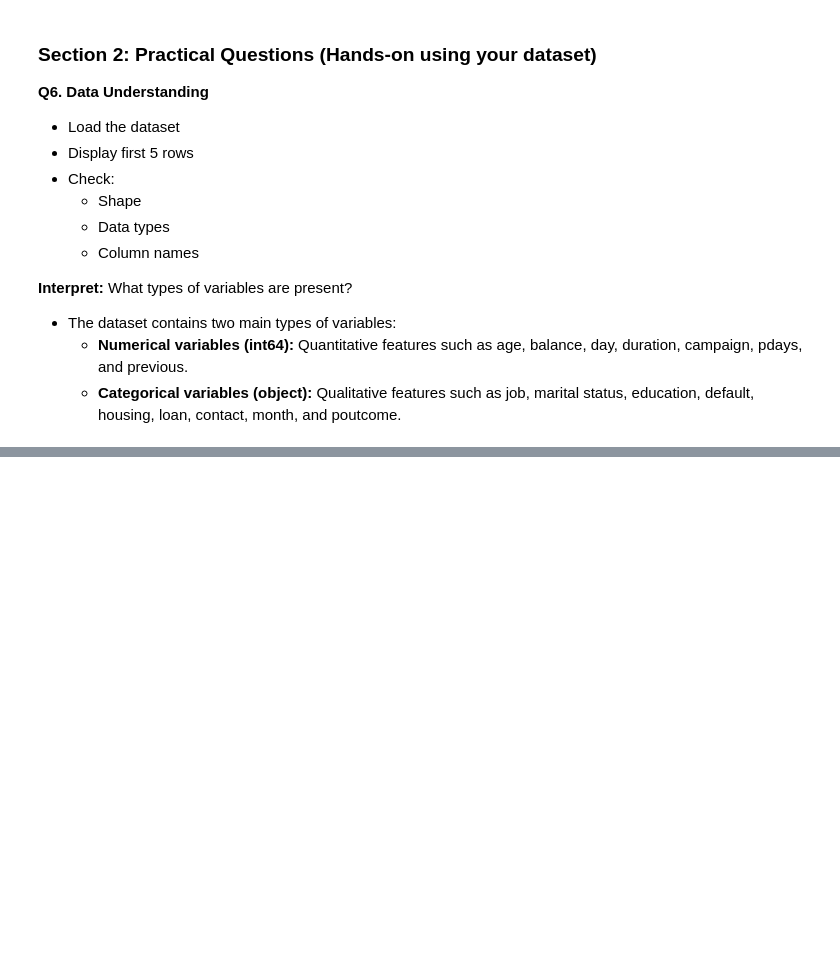
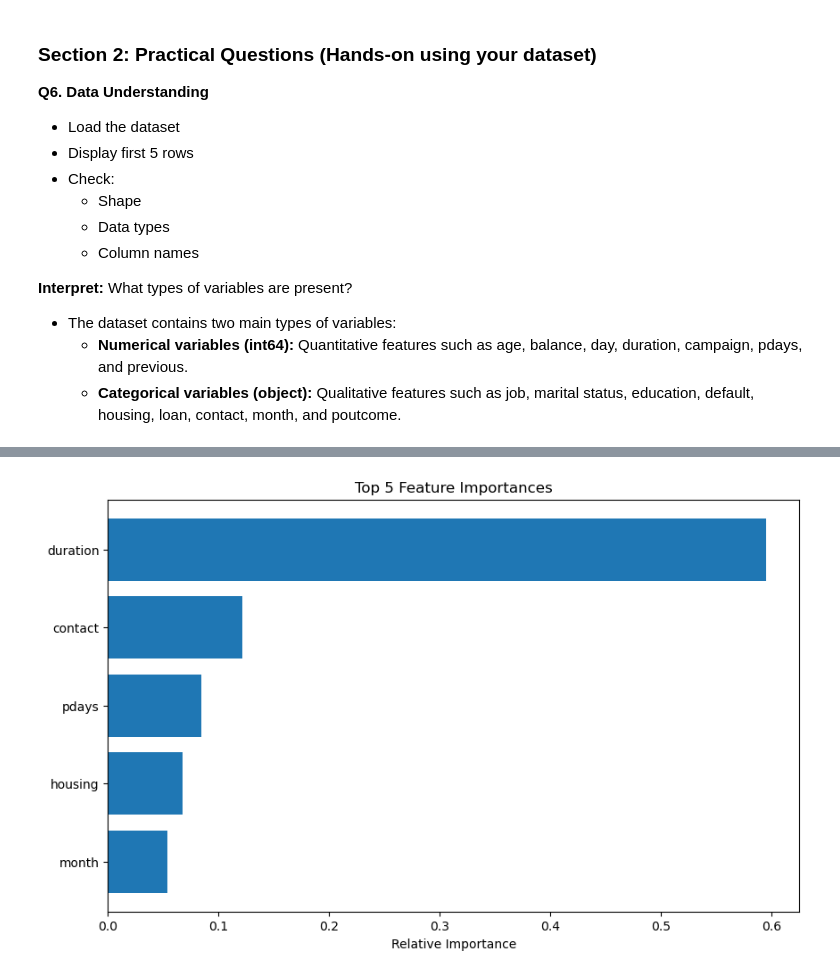
Before and after one commit to ankitmishra42/PW-skills-Python-assignments, a Jupyter notebook: ML Assignments/Assignment 3/Decision Tree.ipynb, the cells around one changed output, grey strips where cells are left out. Drawn from its saved outputs; the diff is of its cells as text; code cells hidden in the pictures; blank space fills up the shorter version.

Commit message:
My assignment for Decision Tree has been completed

```diff
--- a/ML Assignments/Assignment 3/Decision Tree.ipynb
+++ b/ML Assignments/Assignment 3/Decision Tree.ipynb
@@ -95,0 +189,13 @@ Why is encoding necessary for Decision Trees?
+# %%
+from sklearn.model_selection import train_test_split
+
+# 1. Separate Features (X) and Target (y)
+X = df.drop(columns=['deposit']) # Features: all columns except the target
+y = df['deposit']                # Target: the variable we want to predict
+
+# 2. Perform train-test split (80-20)
+# test_size=0.2 indicates 20% for testing and 80% for training
+X_train, X_test, y_train, y_test = train_test_split(X, y, test_size=0.20, random_state=42)
+
+print(f"Training samples: {len(X_train)}")
+print(f"Testing samples: {len(X_test)}")
@@ -95,0 +215,9 @@ Why is encoding necessary for Decision Trees?
+# %%
+from sklearn.tree import DecisionTreeClassifier
+
+dt_clf = DecisionTreeClassifier(criterion='gini', max_depth=5, random_state=42)
+
+# 2. Train the model using the training data
+dt_clf.fit(X_train, y_train)
+
+print("Decision Tree Classifier training complete.")
@@ -95,0 +327,16 @@ Why is encoding necessary for Decision Trees?
+# %%
+import numpy as np
+import matplotlib.pyplot as plt
+
+importances = dt_clf.feature_importances_
+feature_names = X.columns
+indices = np.argsort(importances)[-5:] # Top 5 features
+
+plt.figure(figsize=(10, 6))
+plt.title('Top 5 Feature Importances')
+plt.barh(range(len(indices)), importances[indices], align='center')
+plt.yticks(range(len(indices)), [feature_names[i] for i in indices])
+plt.xlabel('Relative Importance')
+plt.show()
+# %% [output]
+[figure, added]
```
Also changed, not shown: parts of 18 cells of this notebook, 1 other file.
